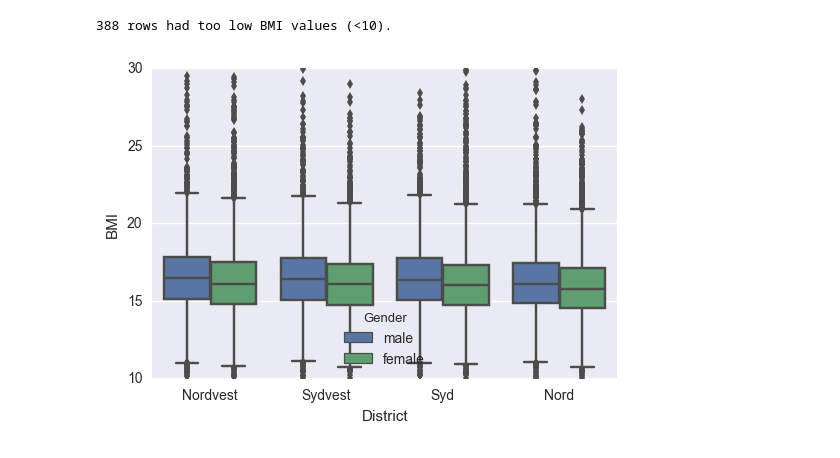
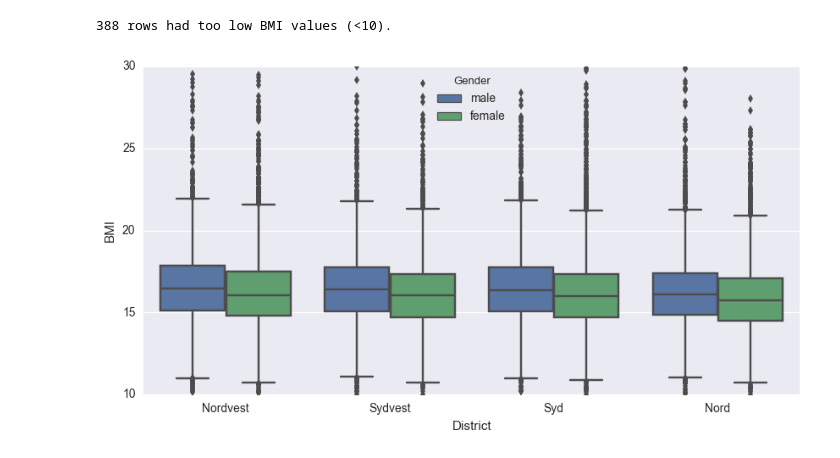
Before and after one commit to JungeAlexander/children_kolding, a Jupyter notebook: children_kolding.ipynb, the cells around one changed output. Saved outputs shown, nothing was run; the diff lists cells and outputs as text; code cells hidden in the pictures.

```diff
--- a/children_kolding.ipynb
+++ b/children_kolding.ipynb
@@ -130,6 +130,8 @@ child_age_with_district_bmi_df = child_age_with_district_bmi_df.loc[sane_bmi_row
 # %% [output]
 388 rows had too low BMI values (<10).
 # %%
+plt.figure(figsize=(10,5))
 ax = seaborn.boxplot(x="District", y="BMI", hue='Gender', data=child_age_with_district_bmi_df)
+# ax.legend_.remove()
 # %% [output]
-[figure, old version]
+[figure, new version]
```
Also changed, not shown: parts of 2 cells of this notebook.
